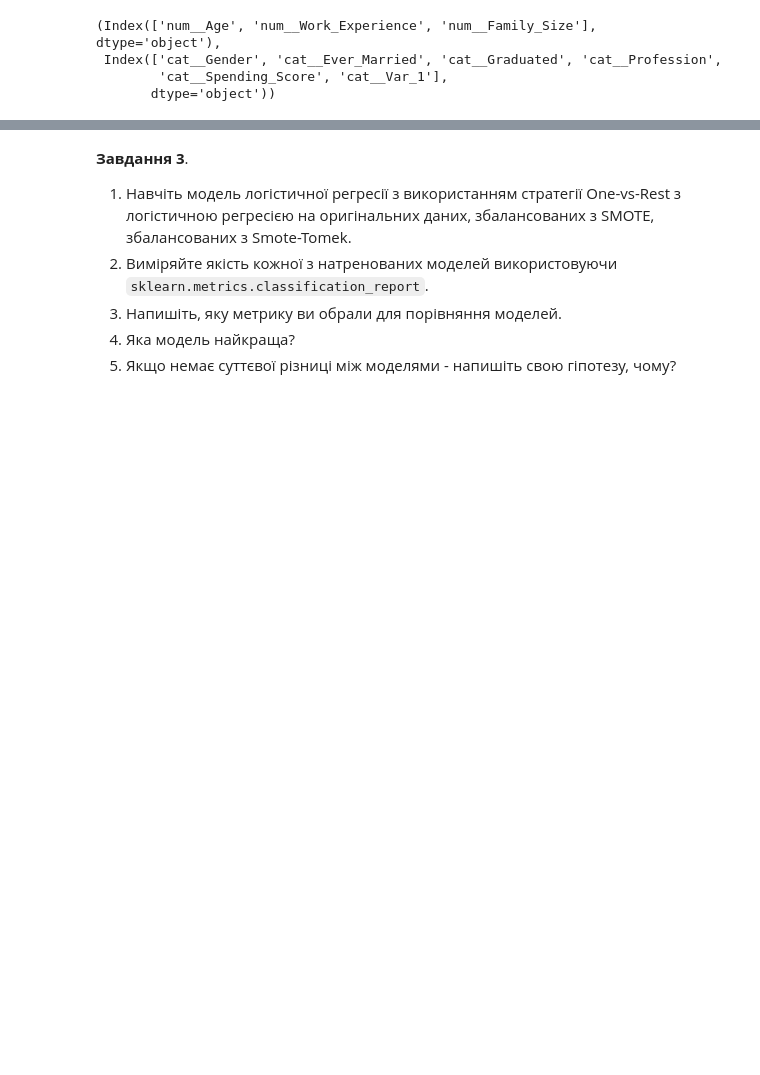
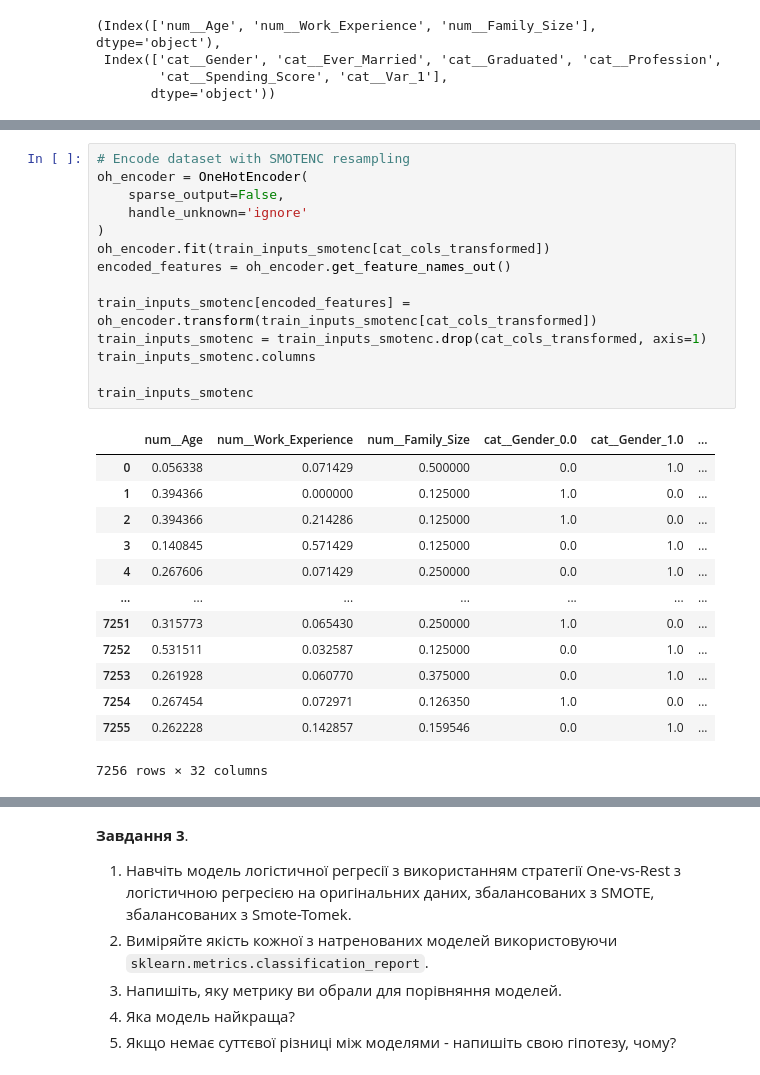
Before and after one commit to spznk/mlds_tasks, a Jupyter notebook: md2/topic2.2/HW_2_2_Незбалансована_багатокласова_класифікація.ipynb, the cells around one changed output, grey strips where cells are left out. Saved outputs shown, nothing was run; the diff lists cells and outputs as text; blank space fills up the shorter version.

```diff
--- a/md2/topic2.2/HW_2_2_Незбалансована_багатокласова_класифікація.ipynb
+++ b/md2/topic2.2/HW_2_2_Незбалансована_багатокласова_класифікація.ipynb
@@ -428,0 +473,28 @@ SMOTE-Tomek: (5674, 9) (5674,)
+# %%
+# Encode dataset with SMOTENC resampling
+oh_encoder = OneHotEncoder(
+    sparse_output=False,
+    handle_unknown='ignore'
+)
+oh_encoder.fit(train_inputs_smotenc[cat_cols_transformed])
+encoded_features = oh_encoder.get_feature_names_out()
+
+train_inputs_smotenc[encoded_features] = oh_encoder.transform(train_inputs_smotenc[cat_cols_transformed])
+train_inputs_smotenc = train_inputs_smotenc.drop(cat_cols_transformed, axis=1)
+train_inputs_smotenc.columns
+
+train_inputs_smotenc
+# %% [output]
+|  | num__Age | num__Work_Experience | num__Family_Size | cat__Gender_0.0 | cat__Gender_1.0 | ... |
+| 0 | 0.056338 | 0.071429 | 0.500000 | 0.0 | 1.0 | ... |
+| 1 | 0.394366 | 0.000000 | 0.125000 | 1.0 | 0.0 | ... |
+| 2 | 0.394366 | 0.214286 | 0.125000 | 1.0 | 0.0 | ... |
+| 3 | 0.140845 | 0.571429 | 0.125000 | 0.0 | 1.0 | ... |
+| 4 | 0.267606 | 0.071429 | 0.250000 | 0.0 | 1.0 | ... |
+| ... | ... | ... | ... | ... | ... | ... |
+| 7251 | 0.315773 | 0.065430 | 0.250000 | 1.0 | 0.0 | ... |
+| 7252 | 0.531511 | 0.032587 | 0.125000 | 0.0 | 1.0 | ... |
+| 7253 | 0.261928 | 0.060770 | 0.375000 | 0.0 | 1.0 | ... |
+| 7254 | 0.267454 | 0.072971 | 0.126350 | 1.0 | 0.0 | ... |
+| 7255 | 0.262228 | 0.142857 | 0.159546 | 0.0 | 1.0 | ... |
+7256 rows × 32 columns
```
Also changed, not shown: parts of 7 cells of this notebook.
